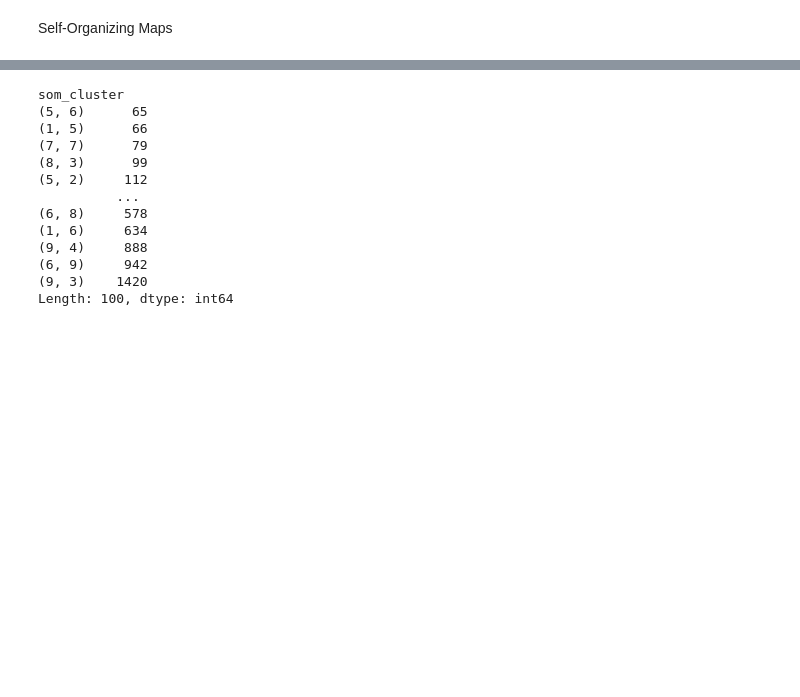
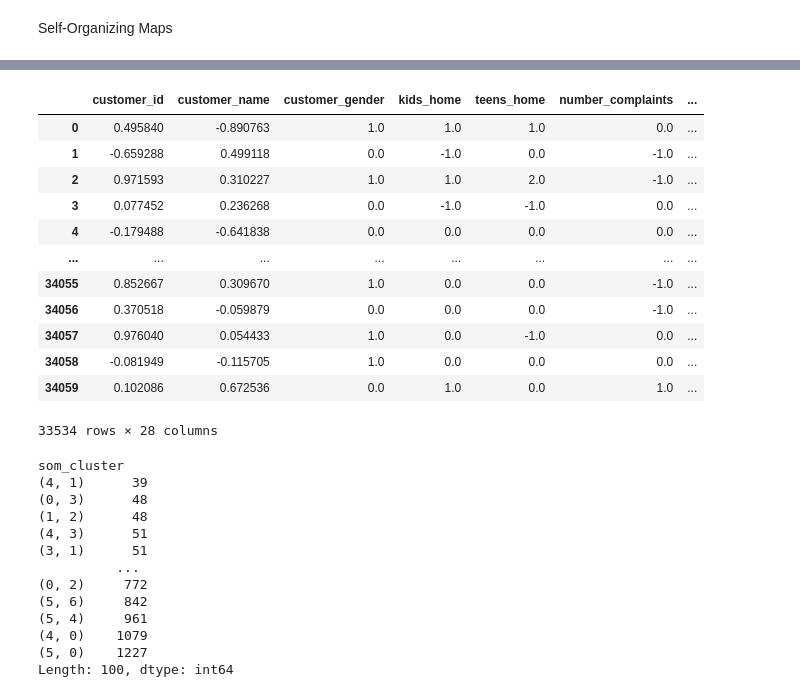
Before and after one commit to Constmsa/ml2.project, a Jupyter notebook: Self_Organizing_Maps.ipynb, the cells around one changed output, grey strips where cells are left out. Saved outputs shown, nothing was run; the diff lists cells and outputs as text; code cells hidden in the pictures; blank space fills up the shorter version.

```diff
--- a/Self_Organizing_Maps.ipynb
+++ b/Self_Organizing_Maps.ipynb
@@ -69,21 +56,0 @@ A good way to assess where we can stop the number iterations is to find the `qua
-# %%
-# Set the seed of Numpy just to be sure of replicability
-np.random.seed(42)
-
-num_iterations = 1000
-
-q_errors = []
-for i in range(1, num_iterations):
-    som.train_batch(scaled_data, i)
-    q_errors.append(som.quantization_error(scaled_data))
-# %%
-# Setting up the same som again and retraining it
-som = MiniSom(
-    15,
-    15,
-    6,
-    sigma=0.5,
-    learning_rate=1,
-    neighborhood_function='gaussian',
-    random_seed=42)
-som.train(scaled_data, 1000)
@@ -103,3 +72,12 @@ We have 11 shopping areas:
+# %%
+features = ['kids_home',
+            'lifetime_spend_groceries',
+            'lifetime_spend_electronics',
+            'lifetime_spend_meat',
+            'lifetime_spend_videogames',
+            'year_first_transaction']
+
+#TEMOS DE RESOLVER ISTO!!!
 # %%
 import numpy as np
 from minisom import MiniSom
@@ -175,18 +126,34 @@ som
+# %%
+df
+# %% [output]
+|  | customer_id | customer_name | customer_gender | kids_home | teens_home | number_complaints | ... |
+| 0 | 0.495840 | -0.890763 | 1.0 | 1.0 | 1.0 | 0.0 | ... |
+| 1 | -0.659288 | 0.499118 | 0.0 | -1.0 | 0.0 | -1.0 | ... |
+| 2 | 0.971593 | 0.310227 | 1.0 | 1.0 | 2.0 | -1.0 | ... |
+| 3 | 0.077452 | 0.236268 | 0.0 | -1.0 | -1.0 | 0.0 | ... |
+| 4 | -0.179488 | -0.641838 | 0.0 | 0.0 | 0.0 | 0.0 | ... |
+| ... | ... | ... | ... | ... | ... | ... | ... |
+| 34055 | 0.852667 | 0.309670 | 1.0 | 0.0 | 0.0 | -1.0 | ... |
+| 34056 | 0.370518 | -0.059879 | 0.0 | 0.0 | 0.0 | -1.0 | ... |
+| 34057 | 0.976040 | 0.054433 | 1.0 | 0.0 | -1.0 | 0.0 | ... |
+| 34058 | -0.081949 | -0.115705 | 1.0 | 0.0 | 0.0 | 0.0 | ... |
+| 34059 | 0.102086 | 0.672536 | 0.0 | 1.0 | 0.0 | 1.0 | ... |
+33534 rows × 28 columns
 # %%
-som.groupby('som_cluster').size().sort_values()
+df.groupby('som_cluster').size().sort_values()
 # %% [output]
 som_cluster
-(5, 6)      65
-(1, 5)      66
-(7, 7)      79
-(8, 3)      99
-(5, 2)     112
+(4, 1)      39
+(0, 3)      48
+(1, 2)      48
+(4, 3)      51
+(3, 1)      51
           ...
-(6, 8)     578
-(1, 6)     634
-(9, 4)     888
-(6, 9)     942
-(9, 3)    1420
+(0, 2)     772
+(5, 6)     842
+(5, 4)     961
+(4, 0)    1079
+(5, 0)    1227
 Length: 100, dtype: int64
 # %%
 import umap
```
Also changed, not shown: parts of 16 cells of this notebook, 1 other file.
